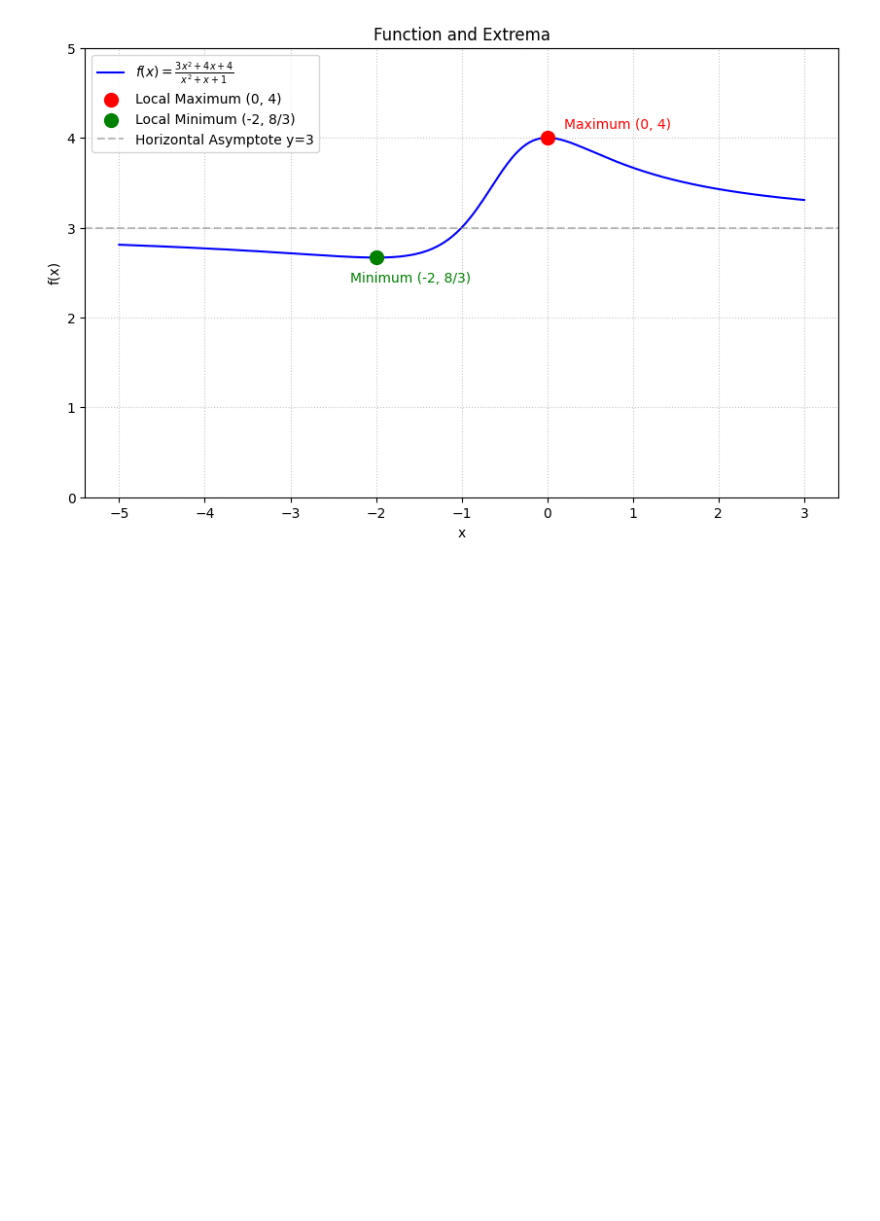
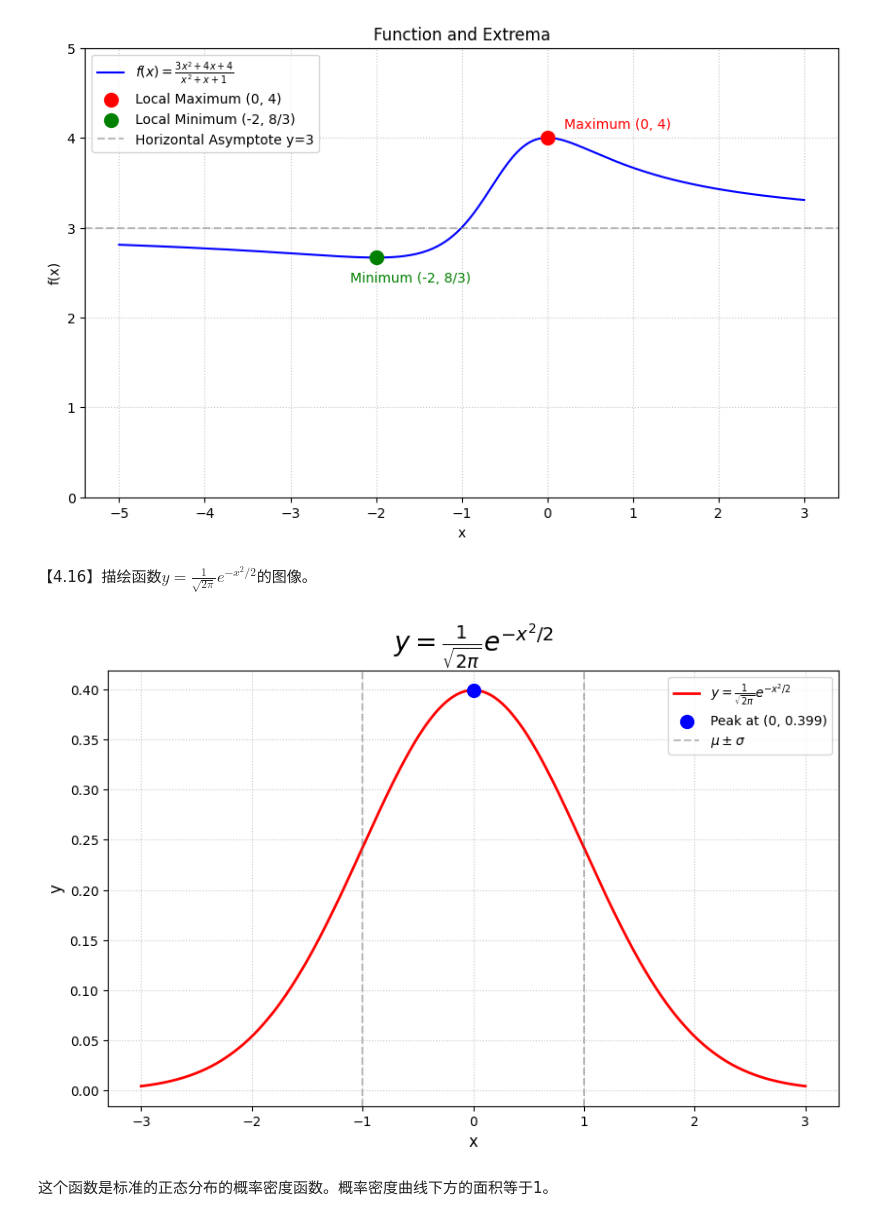
Before and after one commit to dragonliangh/Mathematical, a Jupyter notebook: 第四章 微分中值定理与导数的应用.ipynb, the cells around one changed output. Saved outputs shown, nothing was run; the diff lists cells and outputs as text; code cells hidden in the pictures; blank space fills up the shorter version.

```diff
--- a/第四章 微分中值定理与导数的应用.ipynb
+++ b/第四章 微分中值定理与导数的应用.ipynb
@@ -406,3 +408,37 @@ plt.ylim(0, 5)  # 限制y轴范围以突出极值
 plt.show()
 # %% [output]
 [figure]
+# %% [markdown]
+【4.16】描绘函数$y = \frac{1}{\sqrt{2\pi}} e^{-x^2/2}$的图像。
+# %%
+import numpy as np
+import matplotlib.pyplot as plt
+
+# 定义函数
+def f(x):
+    return 1/np.sqrt(2*np.pi)*np.exp(-x**2/2)
+
+# 生成数据点
+x = np.linspace(-3,3,1000)
+y = f(x)
+
+# 绘制图像
+plt.figure(figsize=(10, 6))
+plt.plot(x,y,color='red',linewidth = 2,label = r'$y = \frac{1}{\sqrt{2\pi}} e^{-x^2/2}$')
+
+# 标记关键点
+plt.scatter(0,f(0), color='blue', s=100, zorder=5, label='Peak at (0, 0.399)')
+plt.axvline(1, color='gray', linestyle='--', alpha=0.5, label=r'$\mu \pm \sigma$')
+plt.axvline(-1, color='gray', linestyle='--', alpha=0.5)
+
+# 设置图形属性
+plt.xlabel('x',fontsize=12)
+plt.ylabel('y',fontsize=12)
+plt.title(r'$y = \frac{1}{\sqrt{2\pi}} e^{-x^2/2}$',fontsize=20)
+plt.legend()
+plt.grid(True, linestyle=':', alpha=0.7)
+plt.show()
+# %% [output]
+[figure, added]
+# %% [markdown]
+这个函数是标准的正态分布的概率密度函数。概率密度曲线下方的面积等于1。
```
Also changed, not shown: parts of 9 cells of this notebook.
